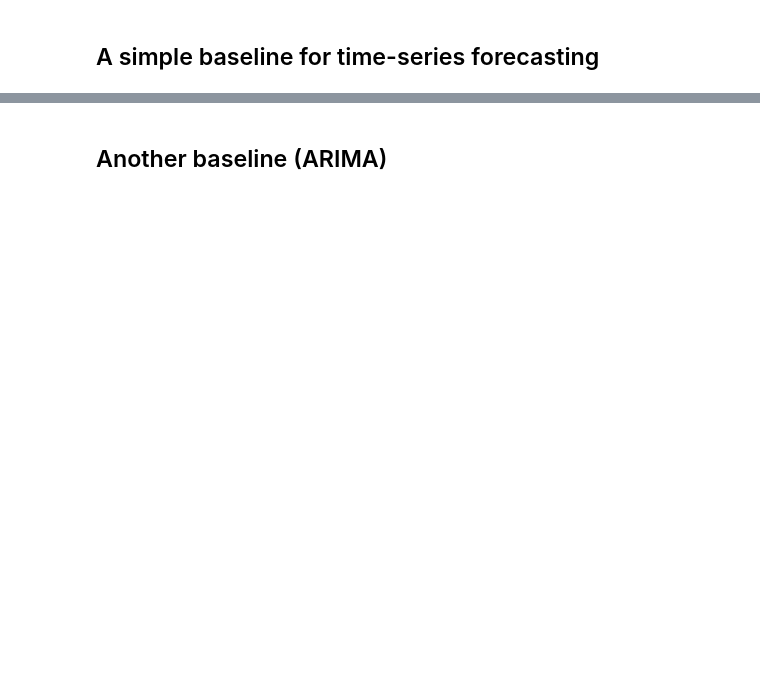
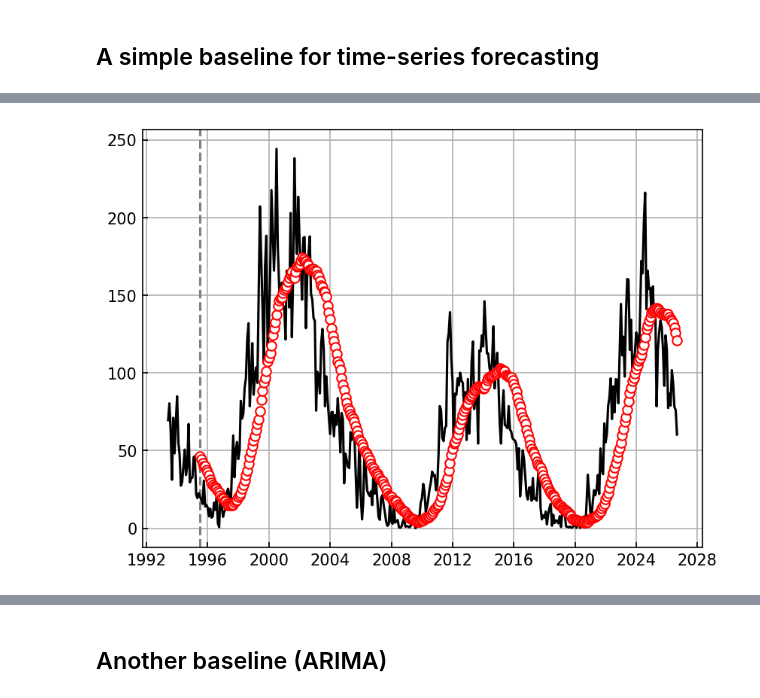
Before and after one commit to colen-teaching/DATA442-Fall-2026, a Jupyter notebook: notebooks/14.1_RNN_forecasting.ipynb, the cells around one changed output, grey strips where cells are left out. Cells and saved outputs as stored; diff of their text form; code cells hidden in the pictures; blank space fills up the shorter version.

```diff
--- a/notebooks/14.1_RNN_forecasting.ipynb
+++ b/notebooks/14.1_RNN_forecasting.ipynb
@@ -78,9 +108,18 @@ ax.plot(t[-1] + 1, y_pred, color='red', marker='o', markerfacecolor='white')
 # %%
 # Simple option - take the average of the lookback-window
 # Iterate through the whole test dataset and see how it does
 ax = plt.figure().gca()
 ax.axvline(test_dataset.df.date.iloc[test_dataset.seq_len], color='grey', linestyle='--')
 ax.plot(test_dataset.df.date, test_dataset.df.Sunspots, color='black', label='Inputs')
+
+tt = test_dataset.seq_len
+for idx in range(len(test_dataset)):
+    x, y = test_dataset[idx]
+    y_pred = x.mean(dim=0)
+    ax.plot(test_dataset.df.date.iloc[tt], y_pred, color='red', marker='o', markerfacecolor='white')
+    tt += 1
+# %% [output]
+[figure, added]
 # %%
 start_forecast_idx = test_dataset.seq_len
 x_in, _ = test_dataset[0]
```
Also changed, not shown: parts of 17 cells of this notebook, 7 other files.
